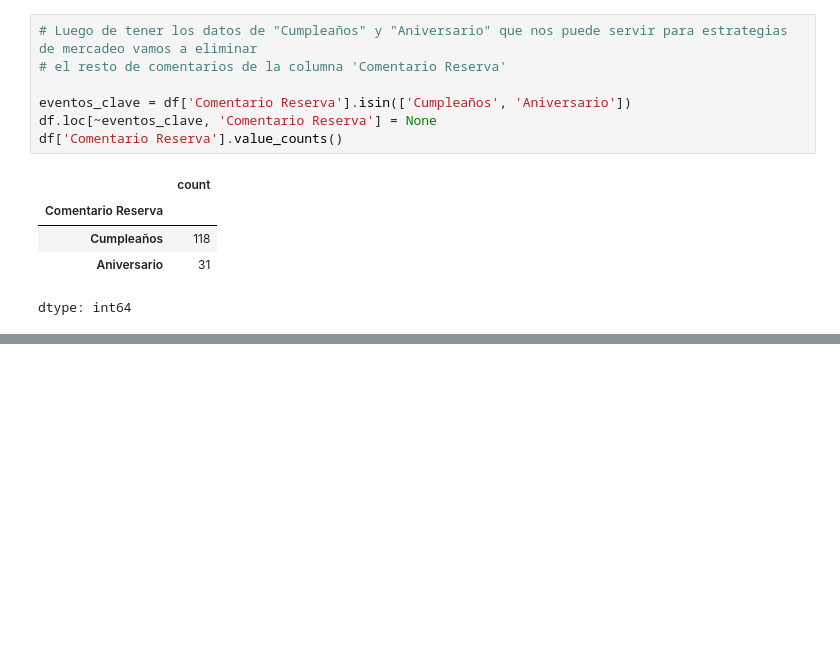
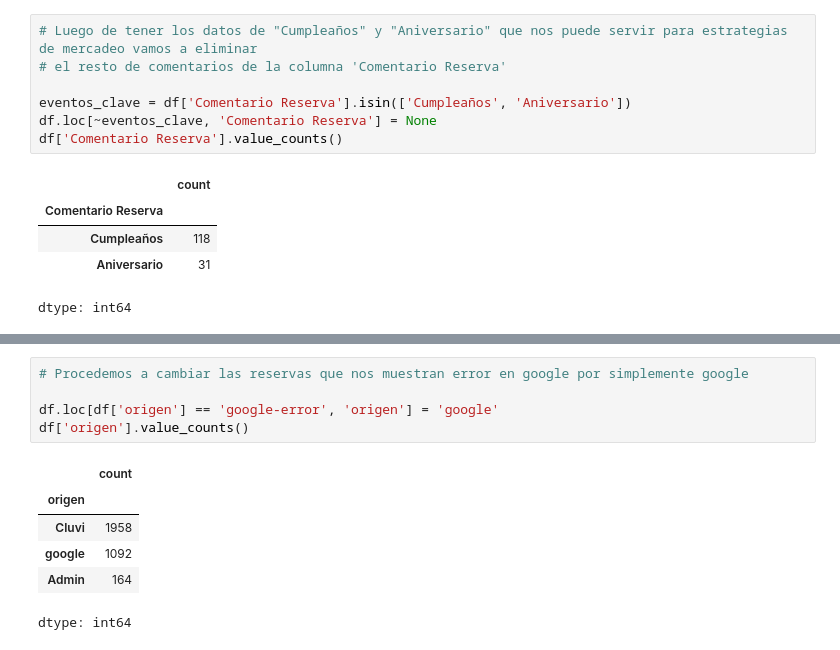
Before and after one commit to salazarcristian1014/restaurant-cancelation-project, a Jupyter notebook: notebooks/01_data_cleaning_and_optimization.ipynb, the cells around one changed output, grey strips where cells are left out. Cells and saved outputs as stored; diff of their text form; blank space fills up the shorter version.

```diff
--- a/notebooks/01_data_cleaning_and_optimization.ipynb
+++ b/notebooks/01_data_cleaning_and_optimization.ipynb
@@ -666,0 +726,12 @@ Hasta aqui ya tenemos
+# %%
+# Procedemos a cambiar las reservas que nos muestran error en google por simplemente google
+
+df.loc[df['origen'] == 'google-error', 'origen'] = 'google'
+df['origen'].value_counts()
+# %% [output]
+|  | count |
+| origen |  |
+| Cluvi | 1958 |
+| google | 1092 |
+| Admin | 164 |
+dtype: int64
```
Also changed, not shown: parts of 10 cells of this notebook.
